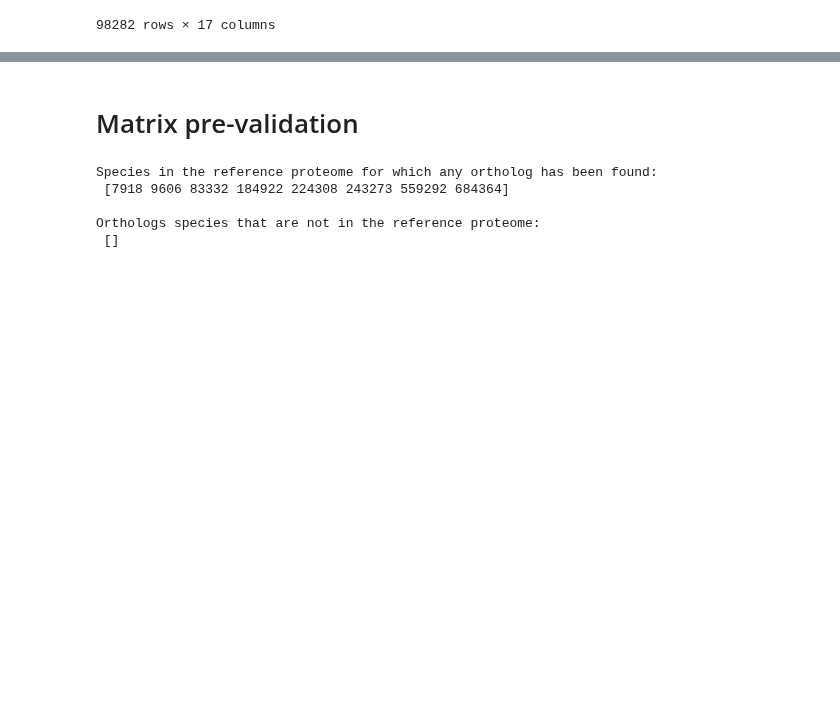
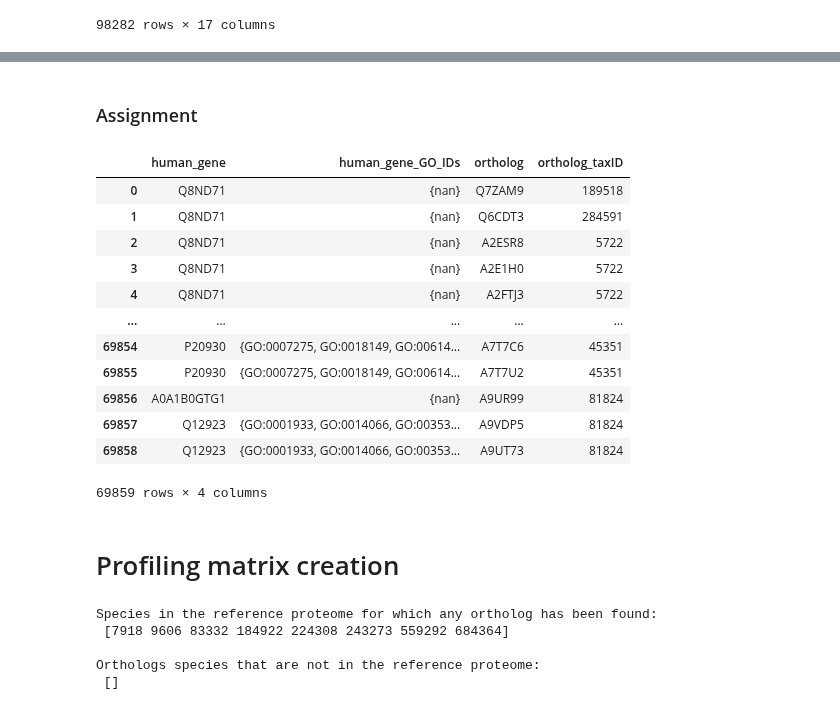
Before and after one commit to geovalexis/PP2GO, a Jupyter notebook: Methods.ipynb, the cells around one changed output, grey strips where cells are left out. Drawn from its saved outputs; the diff is of its cells as text; code cells hidden in the pictures; blank space fills up the shorter version.

```diff
--- a/Methods.ipynb
+++ b/Methods.ipynb
@@ -399,7 +396,9 @@ print(uniprotIDs)
 # With real dataset
 loop = asyncio.get_event_loop()
 uniprotID2taxIDs = loop.run_until_complete(map_uniprotIDs2taxIDs_EBIRequest_multiprocessing(human_orthologs["protein2"].unique().tolist()))
-human_orthologs["ortholog_taxID"] = human_orthologs["protein2"].apply(lambda x:  uniprotID2taxIDs.get(x))
-human_orthologs["ortholog_taxID"] = human_orthologs["ortholog_taxID"].astype(pd.Int64Dtype())
-human_orthologs.to_csv("drive/MyDrive/TFG/human_orthologs_MtP-QfO2018.tsv", sep="\t", index=False, header=["human_gene", "ortholog", "ortholog_taxID"])
+human_orthologs_withTaxIDs = human_orthologs
+human_orthologs_withTaxIDs["ortholog_taxID"] = human_orthologs["protein2"].apply(lambda x:  uniprotID2taxIDs.get(x)).astype(pd.Int64Dtype())
+human_orthologs_withTaxIDs.rename({"protein1": "human_gene", "protein2": "ortholog"}, axis=1, inplace=True)
+human_orthologs_withTaxIDs = human_orthologs_withTaxIDs[["human_gene", "ortholog", "ortholog_taxID"]]
+#human_orthologs.to_csv("drive/MyDrive/TFG/human_orthologs_withTaxIDs.tsv", sep="\t", index=False, header=True) # We better save the dataframe at the end (with the GO terms assigned)
 # %% [output]
@@ -501,12 +500,18 @@ go_annotations
 | 607390 | UniProtKB | W6CW81 | PYDC5 | NaN | GO:0098586 | PMID:24531343 | IDA | ... |
 98282 rows × 17 columns
 # %%
-# Assign GO term to each human gene
+# Link human genes and GO annotations
 go_annotations = pd.read_csv("drive/MyDrive/TFG/goa_human_filtered.gaf", sep="\t", header=0)
-human_genes = pd.DataFrame({"human_gene": human_orthologs["human_gene"].unique()})
+human_genes = pd.DataFrame({"human_gene": human_orthologs_withTaxIDs["human_gene"].unique()})
 human_goa_subset = go_annotations[["DB_Object_ID", "DB_Object_Symbol", "GO_ID", "DB:Reference", "Evidence Code", "DB_Object_Name", "DB_Object_Synonym", "DB_Object_Type",  "Date"]]
-human_gene2GOterm = pd.merge(human_genes, human_goa_subset, left_on="human_gene", right_on="DB_Object_ID", how="left")
-human_gene2GOterm.drop("DB_Object_ID", axis=1, inplace=True)
-human_gene2GOterm.set_index(["human_gene", "GO_ID"], inplace=True)
-human_gene2GOterm
+human_genes2GOterms_allAttributes = pd.merge(human_genes, human_goa_subset, left_on="human_gene", right_on="DB_Object_ID", how="left")
+human_genes2GOterms_allAttributes.drop("DB_Object_ID", axis=1, inplace=True)
+
+# Count NAs and make dictionary
+print(f"There are {human_genes2GOterms_allAttributes['GO_ID'].isna().sum()} genes out of  {human_genes2GOterms_allAttributes['human_gene'].unique().size} that does not have any GO term")
+human_genes2GOterms = human_genes2GOterms_allAttributes.groupby("human_gene")["GO_ID"].apply(set).to_dict() # Dictionary that will be used to assign GO terms
+
+# Make it more human readable
+human_genes2GOterms_allAttributes.set_index(["human_gene", "GO_ID"], inplace=True)
+human_genes2GOterms_allAttributes
 # %% [output]
@@ -527,5 +533,28 @@ human_gene2GOterm
-# %% [markdown]
-# Matrix pre-validation
+# %% [markdown]
+### Assignment
+# %%
+# Assign GO terms IDs to the human reference proteome
+human_orthologs_withGOids = human_orthologs_withTaxIDs
+human_orthologs_withGOids["human_gene_GO_IDs"] = human_orthologs_withGOids["human_gene"].apply(lambda x: human_genes2GOterms.get(x))
+human_orthologs_withGOids = human_orthologs_withGOids[["human_gene", "human_gene_GO_IDs", "ortholog", "ortholog_taxID"]]
+human_orthologs_withGOids.to_csv("drive/MyDrive/TFG/human_orthologs_MtP-QfO2018.tsv", sep="\t", header=True, index=False)
+human_orthologs_withGOids
+# %% [output]
+|  | human_gene | human_gene_GO_IDs | ortholog | ortholog_taxID |
+| 0 | Q8ND71 | {nan} | Q7ZAM9 | 189518 |
+| 1 | Q8ND71 | {nan} | Q6CDT3 | 284591 |
+| 2 | Q8ND71 | {nan} | A2ESR8 | 5722 |
+| 3 | Q8ND71 | {nan} | A2E1H0 | 5722 |
+| 4 | Q8ND71 | {nan} | A2FTJ3 | 5722 |
+| ... | ... | ... | ... | ... |
+| 69854 | P20930 | {GO:0007275, GO:0018149, GO:00614... | A7T7C6 | 45351 |
+| 69855 | P20930 | {GO:0007275, GO:0018149, GO:00614... | A7T7U2 | 45351 |
+| 69856 | A0A1B0GTG1 | {nan} | A9UR99 | 81824 |
+| 69857 | Q12923 | {GO:0001933, GO:0014066, GO:00353... | A9VDP5 | 81824 |
+| 69858 | Q12923 | {GO:0001933, GO:0014066, GO:00353... | A9UT73 | 81824 |
+69859 rows × 4 columns
+# %% [markdown]
+# Profiling matrix creation
 # %%
 # Count orthologs per human protein throughout the reference species
 
```
Also changed, not shown: parts of 9 cells of this notebook.
